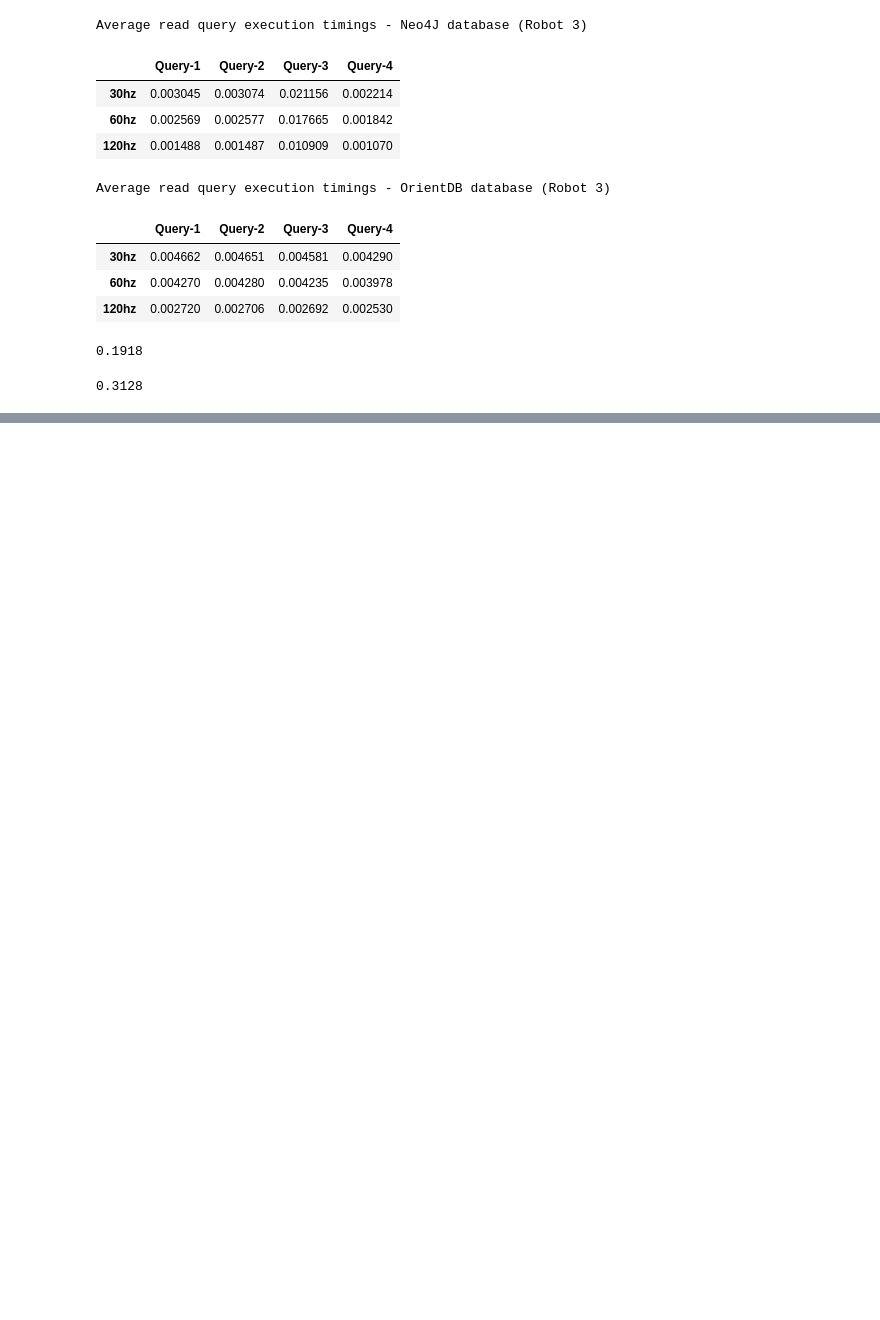
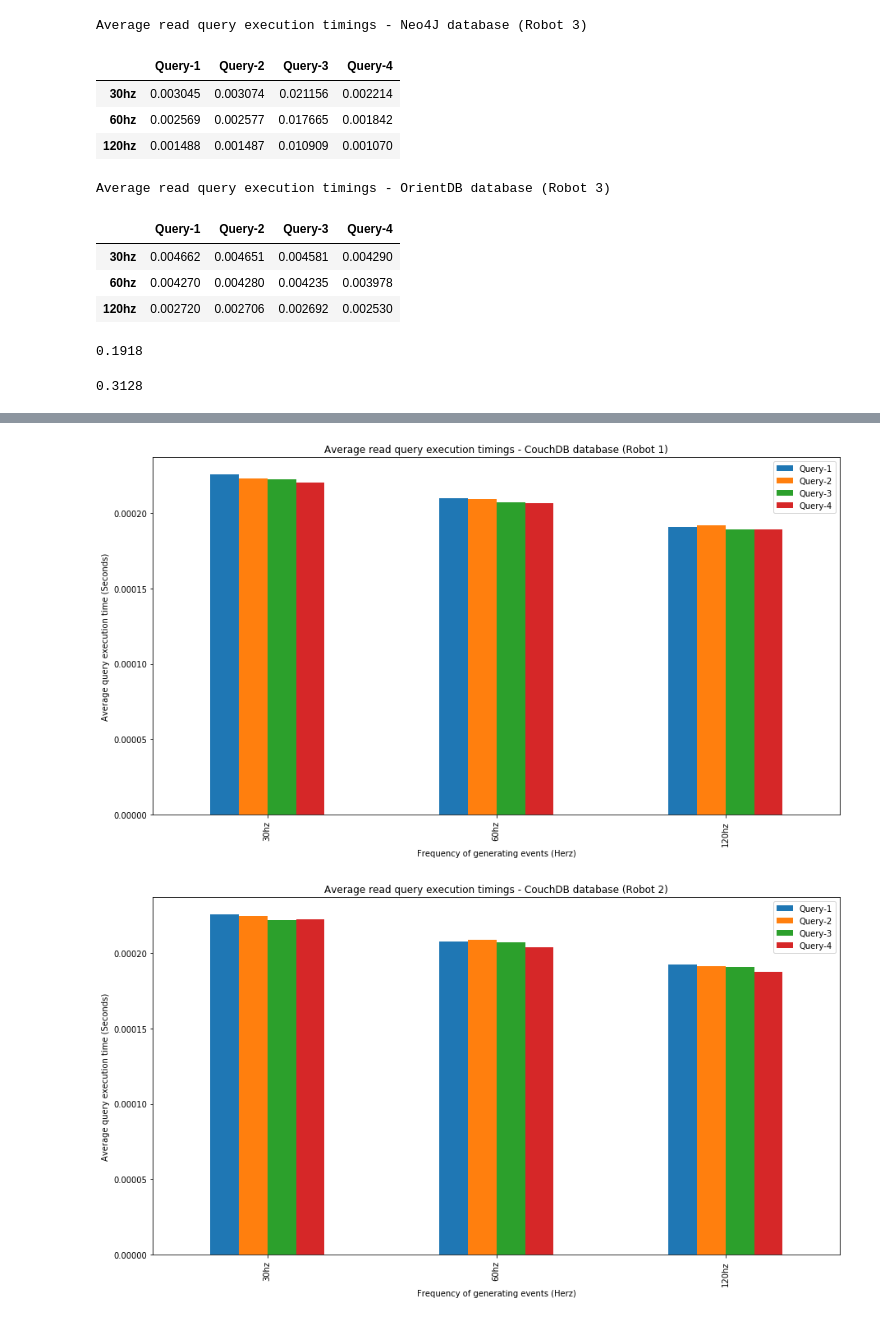
Before and after one commit to rubanraj54/research-and-developement, a Jupyter notebook: log_parser.ipynb, the cells around one changed output, grey strips where cells are left out. Drawn from its saved outputs; the diff is of its cells as text; code cells hidden in the pictures; blank space fills up the shorter version.

```diff
--- a/log_parser.ipynb
+++ b/log_parser.ipynb
@@ -638,0 +697,23 @@ get_replica_results(open_files(2))
+# %%
+couchdb_files_read_1 = open_files(3)
+couchdb_files_read_2 = open_files(3)
+couchdb_files_read_3 = open_files(3)
+# %%
+couchdb_avgs_read_1 = get_avg_read(couchdb_files_read_1)
+couchdb_df_read_1 = pd.DataFrame(couchdb_avgs_read_1, columns=['Query-1', 'Query-2', 'Query-3', 'Query-4'],
+                   index=['30hz','60hz','120hz'])
+
+couchdb_avgs_read_2 = get_avg_read(couchdb_files_read_2)
+couchdb_df_read_2 = pd.DataFrame(couchdb_avgs_read_2, columns=['Query-1', 'Query-2', 'Query-3', 'Query-4'],
+                   index=['30hz','60hz','120hz'])
+
+couchdb_avgs_read_3 = get_avg_read(couchdb_files_read_3)
+couchdb_df_read_3 = pd.DataFrame(couchdb_avgs_read_3, columns=['Query-1', 'Query-2', 'Query-3', 'Query-4'],
+                   index=['30hz','60hz','120hz'])
+# %%
+plot("Average read query execution timings - CouchDB database (Robot 1)",1,couchdb_df_read_1)
+plot("Average read query execution timings - CouchDB database (Robot 2)",1,couchdb_df_read_2)
+plot("Average read query execution timings - CouchDB database (Robot 3)",1,couchdb_df_read_3)
+# %% [output]
+[figure, added]
+[figure, added]
```
Also changed, not shown: parts of 13 cells of this notebook, 4 other files.
